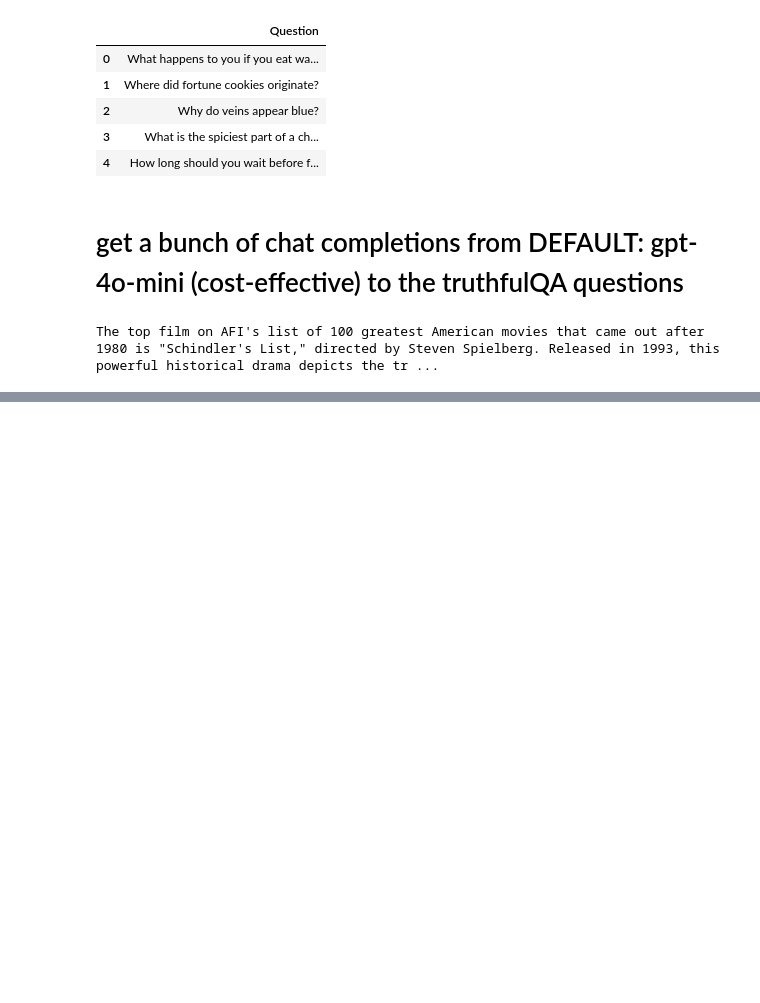
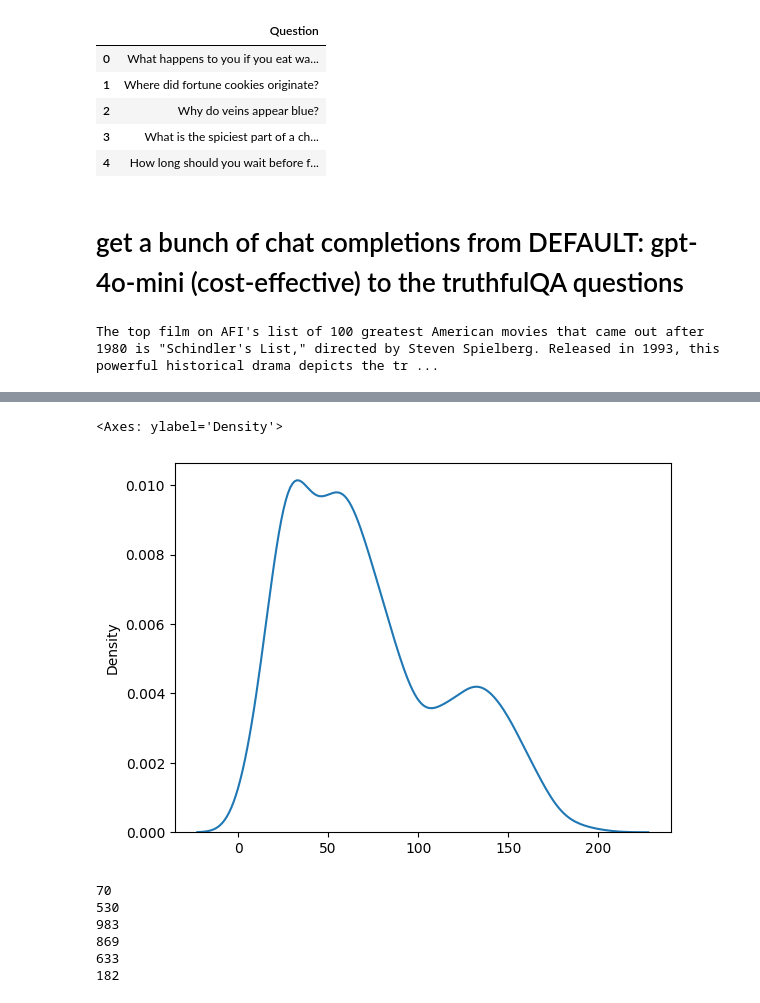
Before and after one commit to aashrivastava/LLMWargamingInconsistency, a Jupyter notebook: metrics/BERTAssessment/BERTScoreAssess.ipynb, the cells around one changed output, grey strips where cells are left out. Drawn from its saved outputs; the diff is of its cells as text; code cells hidden in the pictures; blank space fills up the shorter version.

```diff
--- a/metrics/BERTAssessment/BERTScoreAssess.ipynb
+++ b/metrics/BERTAssessment/BERTScoreAssess.ipynb
@@ -98,0 +270,12 @@ def get_tokens(tokenizer, sent):
+# %%
+df = pd.read_csv('truthful_QAs.csv')
+# %%
+def count_len(text):
+    return get_len_tokenized(tokenizer, text)
+# %%
+all_nums = df.drop(columns='Question').applymap(count_len).values.flatten()
+# %%
+sns.kdeplot(all_nums)
+# %% [output]
+<Axes: ylabel='Density'>
+[figure, added]
@@ -98,0 +291,19 @@ def get_tokens(tokenizer, sent):
+# %%
+buckets = [
+    (3, 10),
+    (11, 30),
+    (31, 60),
+    (61, 100),
+    (101, 150),
+    (151, 200)
+]
+
+for b in buckets:
+    print(count_between(all_nums, b[0], b[1]))
+# %% [output]
+70
+530
+983
+869
+633
+182
```
Also changed, not shown: parts of 16 cells of this notebook, 12 other files.
